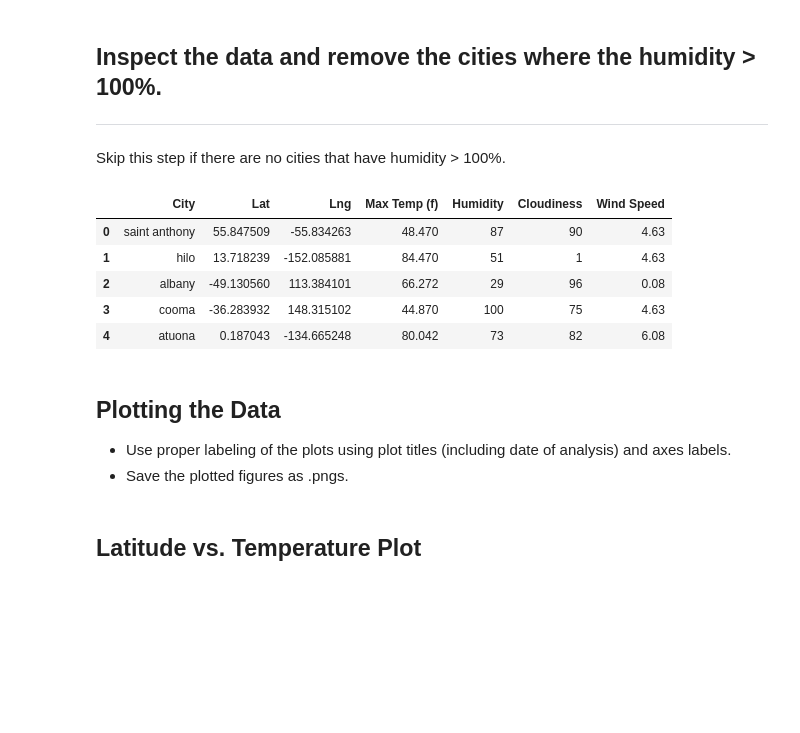
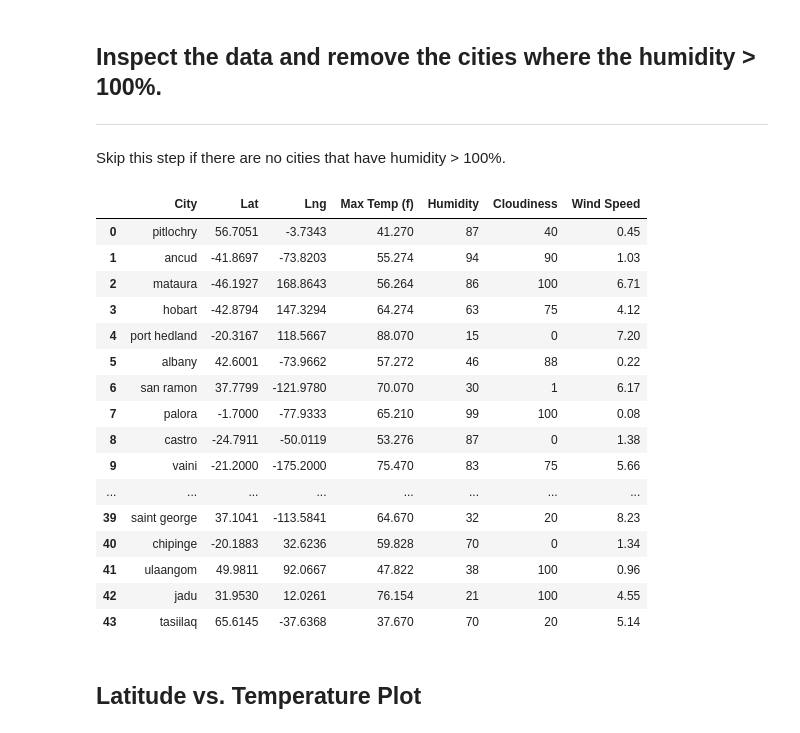
Before and after one commit to Lehmanc92/Python-API, a Jupyter notebook: starter_code/WeatherPy.ipynb, the cells around one changed output. Cells and saved outputs as stored; diff of their text form; code cells hidden in the pictures; blank space fills up the shorter version.

Commit message:
WeatherPy complete

```diff
--- a/starter_code/WeatherPy.ipynb
+++ b/starter_code/WeatherPy.ipynb
@@ -33,9 +33,9 @@ lat_lngs = []
 cities = []
 
 # Create a set of random lat and lng combinations
-lats = np.random.uniform(lat_range[0], lat_range[1], size=5)
-lngs = np.random.uniform(lng_range[0], lng_range[1], size=5)
-lat_lngs = zip(lats, lngs)
+starter_lats = np.random.uniform(lat_range[0], lat_range[1], size=50)
+starter_lngs = np.random.uniform(lng_range[0], lng_range[1], size=50)
+lat_lngs = zip(starter_lats, starter_lngs)
 
 # Identify nearest city for each lat, lng combination
 for lat_lng in lat_lngs:
@@ -47,5 +47,4 @@ for lat_lng in lat_lngs:
 
 # Print the city count to confirm sufficient count
 len(cities)
-print(lats)
 # %% [output]
@@ -86,3 +118,22 @@ print(wind_speed)
 ### Convert Raw Data to DataFrame
 * Export the city data into a .csv.
 * Display the DataFrame
+# %%
+# Printout to confirm the number of values in each list
+print("Total Cities: " + str(len(cities)))
+print("Cities without information: " + str(len(cities_to_drop)))
+print(
+    f'Latitude Values: {len(lats)}\n'
+    f'Longitude Values: {len(lngs)}\n'
+    f'Temperature Values: {len(temperature)}\n'
+    f'Humidity Values: {len(humidity)}\n'
+    f'Cloudiness Values: {len(cloudiness)}\n'
+    f'Wind Speed Values: {len(wind_speed)}\n'
+)
+
+# Dropping cities without values from the data set
+for city in cities_to_drop:
+    cities.remove(city)
+
+print(str(len(cities_to_drop)) + " incomplete cities dropped:")
+print(str(len(cities)) + " Cities remaining in data set")
@@ -124,24 +179,31 @@ Skip this step if there are no cities that have humidity > 100%.
 # %%
 # Code to remove any cities if their humidity is over 100%
 
 weather_df = weather_df.loc[weather_df['Humidity'] <= 100]
-weather_df
+weather_df.head()
 # %% [output]
 |  | City | Lat | Lng | Max Temp (f) | Humidity | Cloudiness | Wind Speed |
-| 0 | saint anthony | 55.847509 | -55.834263 | 48.470 | 87 | 90 | 4.63 |
-| 1 | hilo | 13.718239 | -152.085881 | 84.470 | 51 | 1 | 4.63 |
-| 2 | albany | -49.130560 | 113.384101 | 66.272 | 29 | 96 | 0.08 |
-| 3 | cooma | -36.283932 | 148.315102 | 44.870 | 100 | 75 | 4.63 |
-| 4 | atuona | 0.187043 | -134.665248 | 80.042 | 73 | 82 | 6.08 |
+| 0 | pitlochry | 56.7051 | -3.7343 | 41.270 | 87 | 40 | 0.45 |
+| 1 | ancud | -41.8697 | -73.8203 | 55.274 | 94 | 90 | 1.03 |
+| 2 | mataura | -46.1927 | 168.8643 | 56.264 | 86 | 100 | 6.71 |
+| 3 | hobart | -42.8794 | 147.3294 | 64.274 | 63 | 75 | 4.12 |
+| 4 | port hedland | -20.3167 | 118.5667 | 88.070 | 15 | 0 | 7.20 |
+| 5 | albany | 42.6001 | -73.9662 | 57.272 | 46 | 88 | 0.22 |
+| 6 | san ramon | 37.7799 | -121.9780 | 70.070 | 30 | 1 | 6.17 |
+| 7 | palora | -1.7000 | -77.9333 | 65.210 | 99 | 100 | 0.08 |
+| 8 | castro | -24.7911 | -50.0119 | 53.276 | 87 | 0 | 1.38 |
+| 9 | vaini | -21.2000 | -175.2000 | 75.470 | 83 | 75 | 5.66 |
+| ... | ... | ... | ... | ... | ... | ... | ... |
+| 39 | saint george | 37.1041 | -113.5841 | 64.670 | 32 | 20 | 8.23 |
+| 40 | chipinge | -20.1883 | 32.6236 | 59.828 | 70 | 0 | 1.34 |
+| 41 | ulaangom | 49.9811 | 92.0667 | 47.822 | 38 | 100 | 0.96 |
+| 42 | jadu | 31.9530 | 12.0261 | 76.154 | 21 | 100 | 4.55 |
+| 43 | tasiilaq | 65.6145 | -37.6368 | 37.670 | 70 | 20 | 5.14 |
 # %%
 #  Get the indices of cities that have humidity over 100%.
 # %%
 # Make a new DataFrame equal to the city data to drop all humidity outliers by index.
 # Passing "inplace=False" will make a copy of the city_data DataFrame, which we call "clean_city_data".
-# %% [markdown]
-## Plotting the Data
-* Use proper labeling of the plots using plot titles (including date of analysis) and axes labels.
-* Save the plotted figures as .pngs.
 # %% [markdown]
 ## Latitude vs. Temperature Plot
 # %%
```
Also changed, not shown: parts of 27 cells of this notebook, 7 other files.
